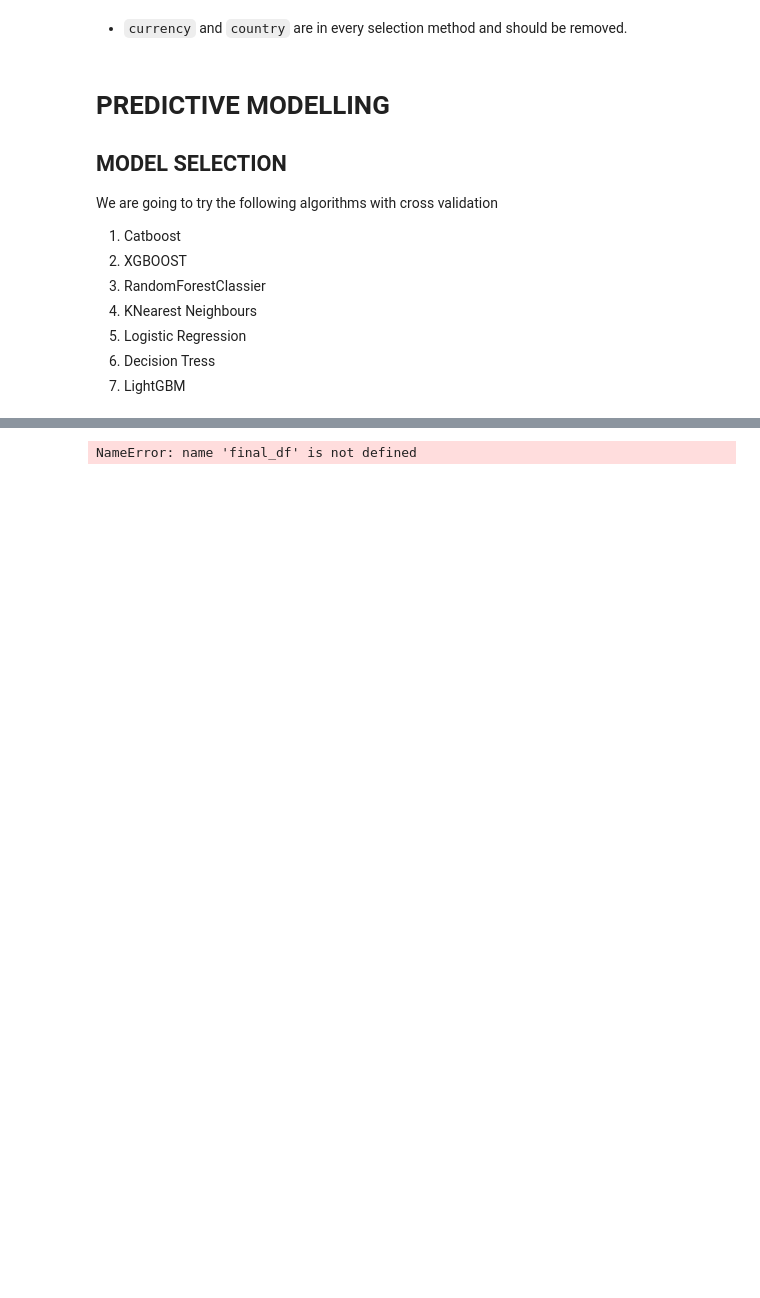
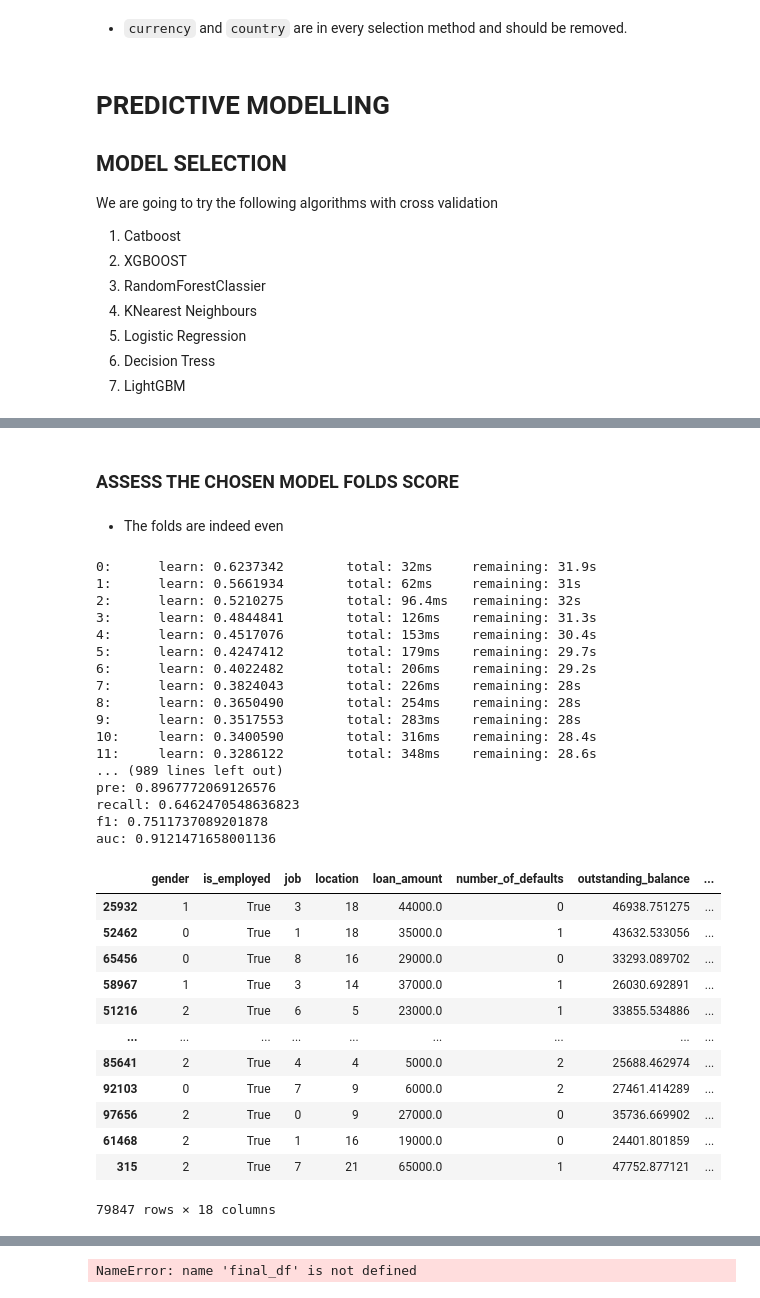
Before and after one commit to Augah2001/Data-Science-Competion-Question-and-Data, a Jupyter notebook: credit_risk.ipynb, the cells around one changed output, grey strips where cells are left out. Drawn from its saved outputs; the diff is of its cells as text; code cells hidden in the pictures; blank space fills up the shorter version.

```diff
--- a/credit_risk.ipynb
+++ b/credit_risk.ipynb
@@ -910,0 +926,2 @@ dd
+# %% [markdown]
+### ASSESS THE CHOSEN MODEL FOLDS SCORE
@@ -910,0 +974,55 @@ dd
+# %% [markdown]
+* The folds are indeed even
+# %%
+from sklearn.metrics import accuracy_score
+catboost_model = CatBoostClassifier(learning_rate=0.07100)
+catboost_model.fit(X_train, y_train)
+X_test = location_thresh_classification(X_train, y_train, X_test)
+# Predict on the test set
+y_pred = catboost_model.predict(X_test)
+y_pred_proba = catboost_model.predict_proba(X_test)[:, 1]
+
+# Calculate evaluation metrics
+accuracy = accuracy_score(y_test, y_pred)
+precision = precision_score(y_test, y_pred)
+recall = recall_score(y_test, y_pred)
+f1 = f1_score(y_test, y_pred)
+roc_auc = roc_auc_score(y_test, y_pred_proba)
+
+print(f'accuracy: {accuracy}')
+print(f'pre: {precision}')
+print(f'recall: {recall}')
+print(f'f1: {f1}')
+print(f'auc: {roc_auc}')
+X_train
+# %% [output]
+0:      learn: 0.6237342        total: 32ms     remaining: 31.9s
+1:      learn: 0.5661934        total: 62ms     remaining: 31s
+2:      learn: 0.5210275        total: 96.4ms   remaining: 32s
+3:      learn: 0.4844841        total: 126ms    remaining: 31.3s
+4:      learn: 0.4517076        total: 153ms    remaining: 30.4s
+5:      learn: 0.4247412        total: 179ms    remaining: 29.7s
+6:      learn: 0.4022482        total: 206ms    remaining: 29.2s
+7:      learn: 0.3824043        total: 226ms    remaining: 28s
+8:      learn: 0.3650490        total: 254ms    remaining: 28s
+9:      learn: 0.3517553        total: 283ms    remaining: 28s
+10:     learn: 0.3400590        total: 316ms    remaining: 28.4s
+11:     learn: 0.3286122        total: 348ms    remaining: 28.6s
+... (989 lines left out)
+pre: 0.8967772069126576
+recall: 0.6462470548636823
+f1: 0.7511737089201878
+auc: 0.9121471658001136
+|  | gender | is_employed | job | location | loan_amount | number_of_defaults | outstanding_balance | ... |
+| 25932 | 1 | True | 3 | 18 | 44000.0 | 0 | 46938.751275 | ... |
+| 52462 | 0 | True | 1 | 18 | 35000.0 | 1 | 43632.533056 | ... |
+| 65456 | 0 | True | 8 | 16 | 29000.0 | 0 | 33293.089702 | ... |
+| 58967 | 1 | True | 3 | 14 | 37000.0 | 1 | 26030.692891 | ... |
+| 51216 | 2 | True | 6 | 5 | 23000.0 | 1 | 33855.534886 | ... |
+| ... | ... | ... | ... | ... | ... | ... | ... | ... |
+| 85641 | 2 | True | 4 | 4 | 5000.0 | 2 | 25688.462974 | ... |
+| 92103 | 0 | True | 7 | 9 | 6000.0 | 2 | 27461.414289 | ... |
+| 97656 | 2 | True | 0 | 9 | 27000.0 | 0 | 35736.669902 | ... |
+| 61468 | 2 | True | 1 | 16 | 19000.0 | 0 | 24401.801859 | ... |
+| 315 | 2 | True | 7 | 21 | 65000.0 | 1 | 47752.877121 | ... |
+79847 rows × 18 columns
```
Also changed, not shown: parts of 19 cells of this notebook, 5 other files.
